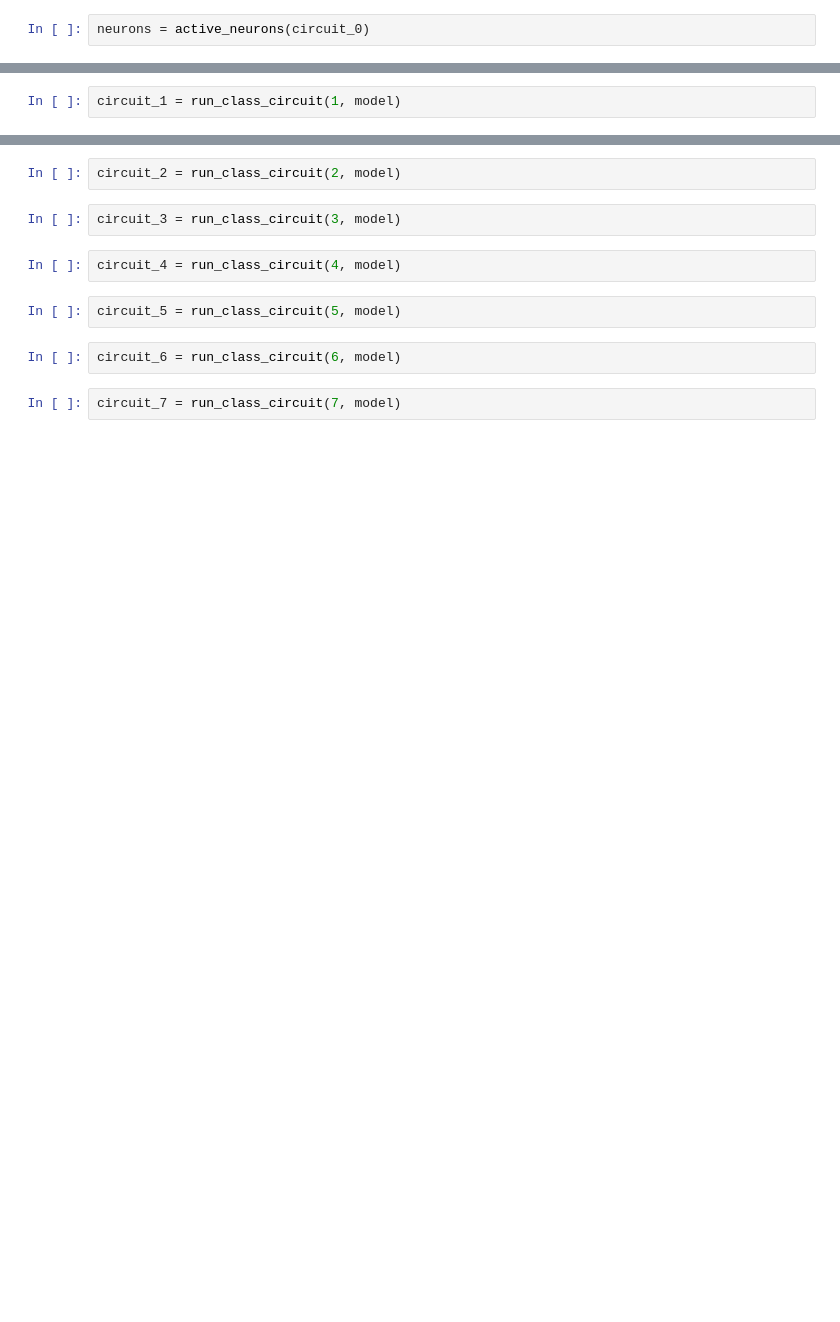
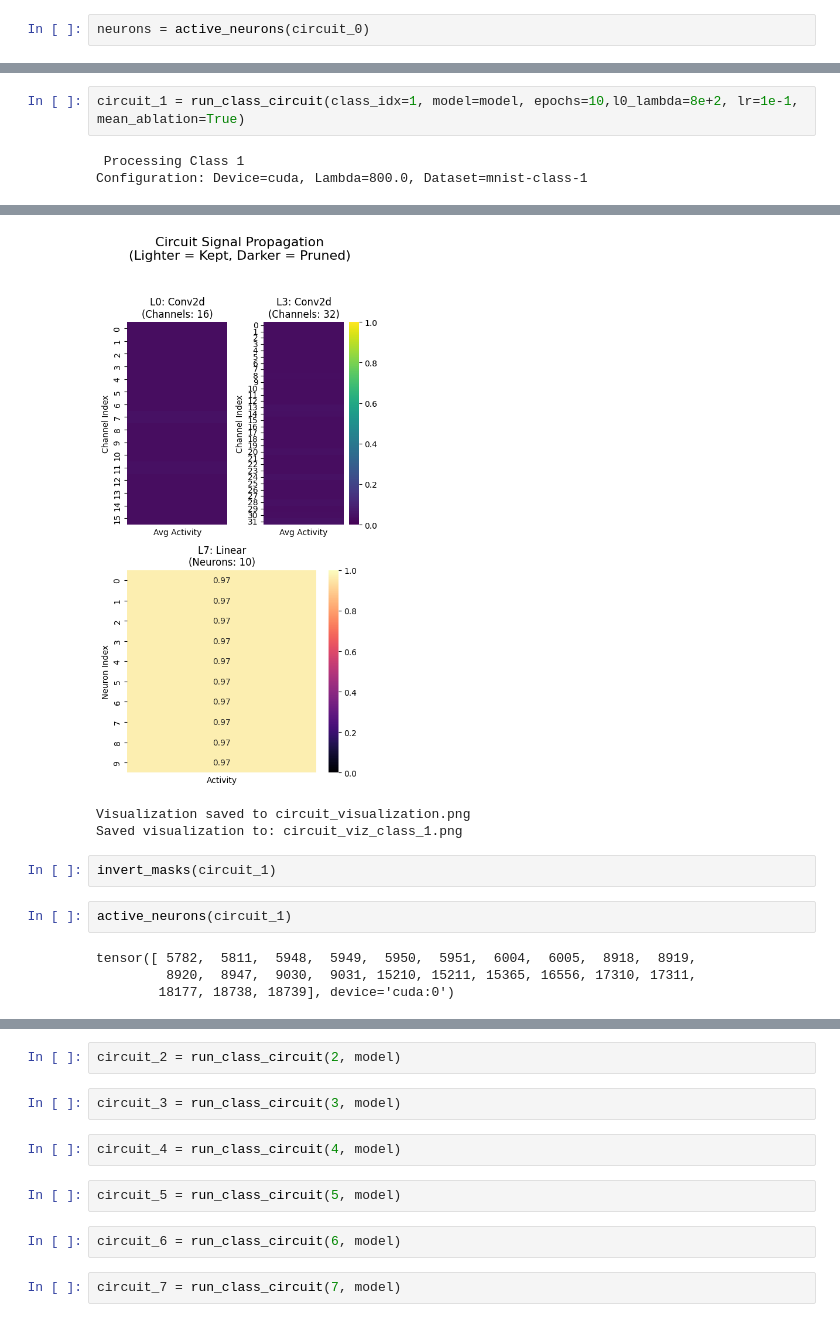
Before and after one commit to cabbage-patch69/Mechanistic-Interpretability, a Jupyter notebook: circuits.ipynb, the cells around one changed output, grey strips where cells are left out. Drawn from its saved outputs; the diff is of its cells as text; blank space fills up the shorter version.

```diff
--- a/circuits.ipynb
+++ b/circuits.ipynb
@@ -199,2 +1082,5 @@ for neuron in neurons[:10]:
 # %%
-circuit_1 = run_class_circuit(1, model)
+circuit_1 = run_class_circuit(class_idx=1, model=model, epochs=10,l0_lambda=8e+2, lr=1e-1, mean_ablation=True)
+# %% [output]
+ Processing Class 1
+Configuration: Device=cuda, Lambda=800.0, Dataset=mnist-class-1
@@ -200,0 +1103,11 @@ circuit_1 = run_class_circuit(1, model)
+[figure, added]
+Visualization saved to circuit_visualization.png
+Saved visualization to: circuit_viz_class_1.png
+# %%
+invert_masks(circuit_1)
+# %%
+active_neurons(circuit_1)
+# %% [output]
+tensor([ 5782,  5811,  5948,  5949,  5950,  5951,  6004,  6005,  8918,  8919,
+         8920,  8947,  9030,  9031, 15210, 15211, 15365, 16556, 17310, 17311,
+        18177, 18738, 18739], device='cuda:0')
```
Also changed, not shown: parts of 18 cells of this notebook, 1 other file.
